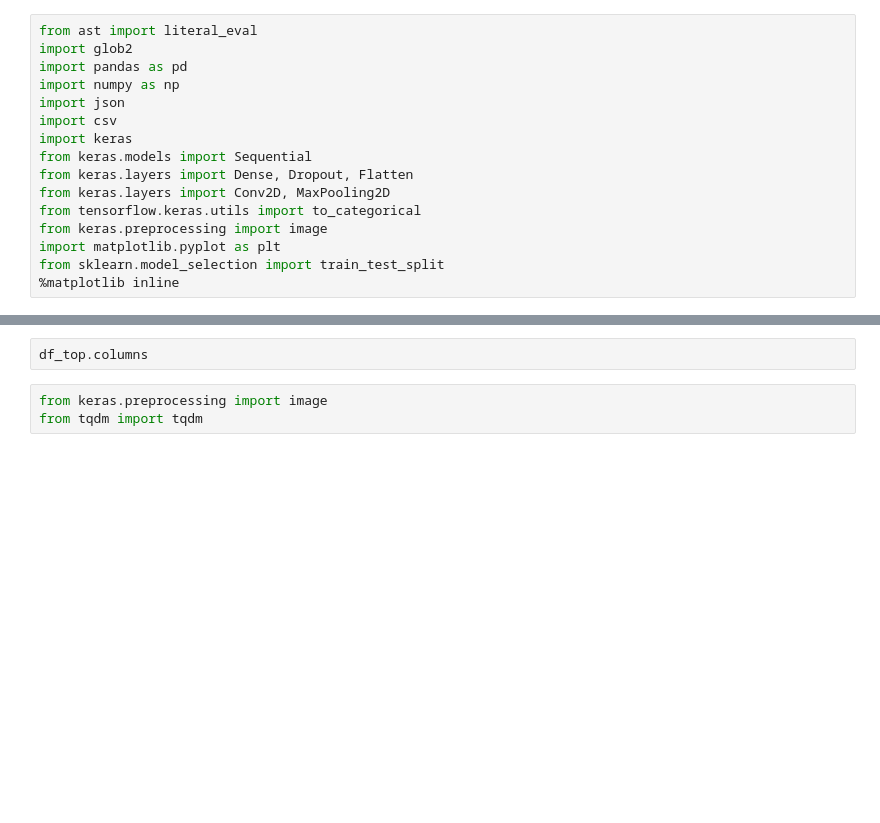
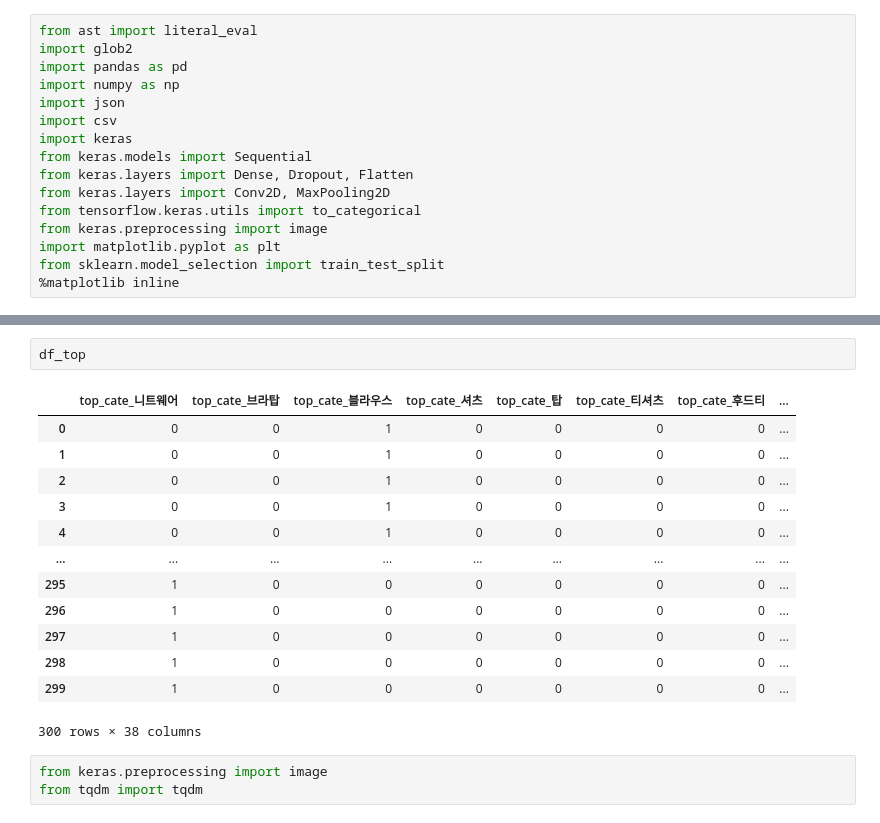
Before and after one commit to asd3638/fashion_forecast, a Jupyter notebook: server/deep_learning/train_top.ipynb, the cells around one changed output, grey strips where cells are left out. Cells and saved outputs as stored; diff of their text form; blank space fills up the shorter version.

```diff
--- a/server/deep_learning/train_top.ipynb
+++ b/server/deep_learning/train_top.ipynb
@@ -23,5 +51,19 @@ df_top
 # %%
-df_top.columns
+df_top
+# %% [output]
+|  | top_cate_니트웨어 | top_cate_브라탑 | top_cate_블라우스 | top_cate_셔츠 | top_cate_탑 | top_cate_티셔츠 | top_cate_후드티 | ... |
+| 0 | 0 | 0 | 1 | 0 | 0 | 0 | 0 | ... |
+| 1 | 0 | 0 | 1 | 0 | 0 | 0 | 0 | ... |
+| 2 | 0 | 0 | 1 | 0 | 0 | 0 | 0 | ... |
+| 3 | 0 | 0 | 1 | 0 | 0 | 0 | 0 | ... |
+| 4 | 0 | 0 | 1 | 0 | 0 | 0 | 0 | ... |
+| ... | ... | ... | ... | ... | ... | ... | ... | ... |
+| 295 | 1 | 0 | 0 | 0 | 0 | 0 | 0 | ... |
+| 296 | 1 | 0 | 0 | 0 | 0 | 0 | 0 | ... |
+| 297 | 1 | 0 | 0 | 0 | 0 | 0 | 0 | ... |
+| 298 | 1 | 0 | 0 | 0 | 0 | 0 | 0 | ... |
+| 299 | 1 | 0 | 0 | 0 | 0 | 0 | 0 | ... |
+300 rows × 38 columns
 # %%
 from keras.preprocessing import image
 from tqdm import tqdm
```
Also changed, not shown: parts of 10 cells of this notebook, 4 other files.
